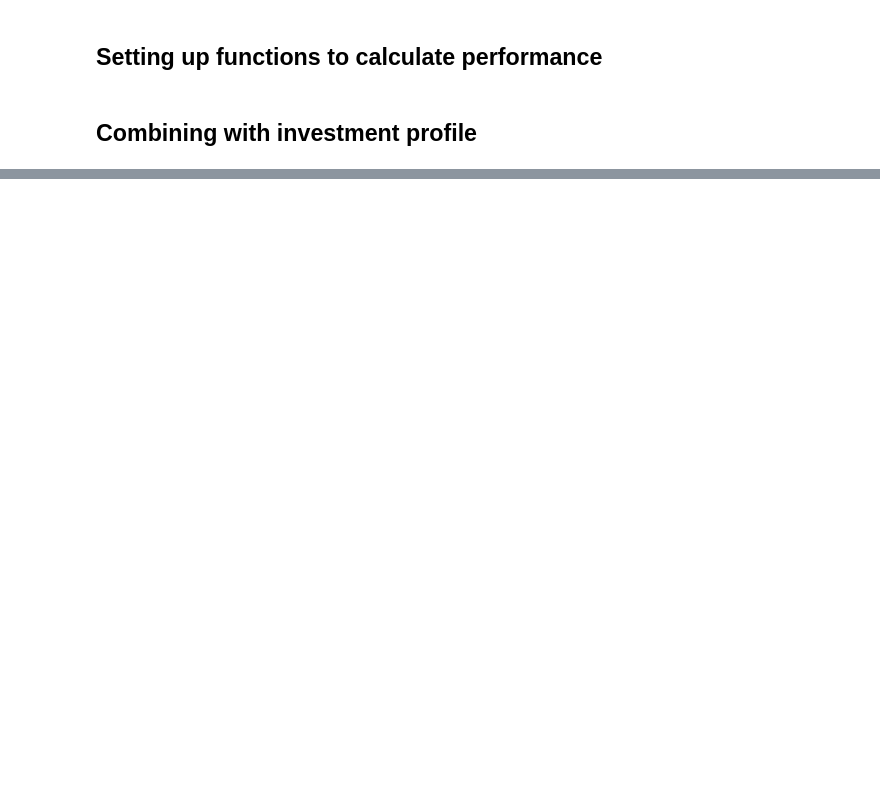
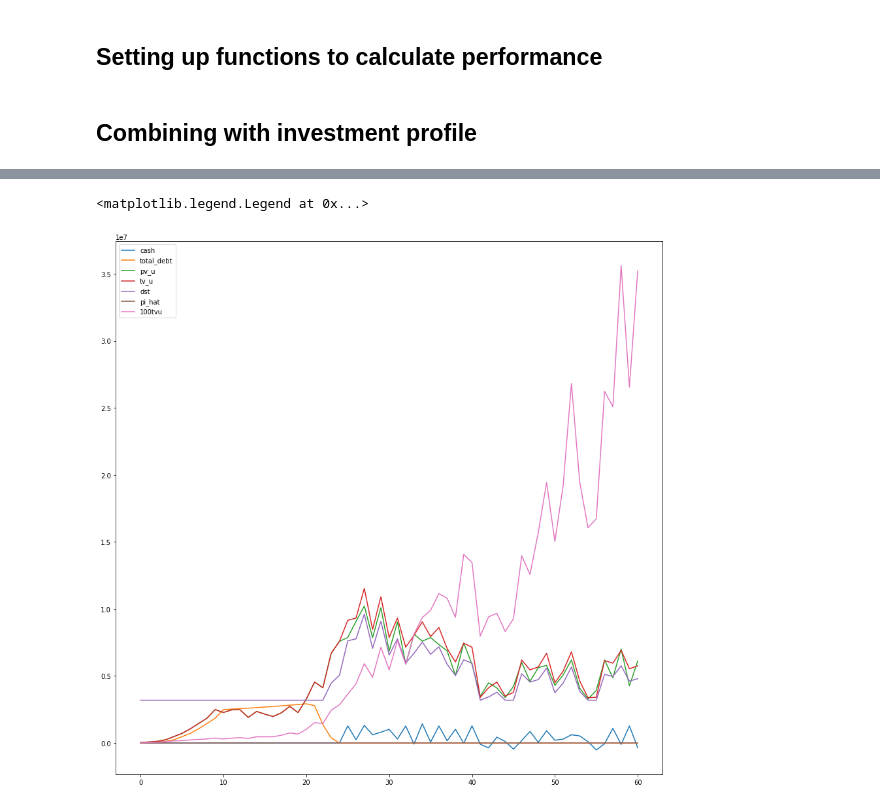
Before and after one commit to neriksen/applied_finance, a Jupyter notebook: portfolio_return.ipynb, the cells around one changed output, grey strips where cells are left out. Drawn from its saved outputs; the diff is of its cells as text; code cells hidden in the pictures; blank space fills up the shorter version.

```diff
--- a/portfolio_return.ipynb
+++ b/portfolio_return.ipynb
@@ -25,6 +25,7 @@ def nd(s, pv_u, dst, td, cash, phase, g):
         return 0, s
 
     if phase == 1:
+        upper_debt_limit = pv_u/(1+g)
         new_debt = min(max(g*s, g*(pv_u-td)), dst-pv_u-s)
         return (new_debt, s)
 
@@ -80,9 +81,7 @@ def calculate_return(savings, market_returns, gearing_cap, pi_rf, pi_rm, rf, rm)
     columns = ['period', 'savings', 'cash', 'new_debt', 'total_debt', 'nip', 'pv_p',
                'interest', 'market_returns', 'pv_u', 'tv_u', 'dst', 'phase', 'pi_hat', 'ses']
 
-    print(ist)
     pp = pd.DataFrame(np.empty((len(savings), len(columns))), columns = columns)
-    pp.is_copy = False
 
     pp['ses'] = ses
     pp['period'] = range(len(savings))
@@ -127,7 +126,7 @@ def calculate_return(savings, market_returns, gearing_cap, pi_rf, pi_rm, rf, rm)
 
 
         # Period t > 0 ultimo
-        pp.loc[i, 'interest'] = max(pp.loc[i, 'new_debt']*rm, 0)
+        pp.loc[i, 'interest'] = max(pp.loc[i, 'total_debt']*rm, 0)
         pp.loc[i, 'pv_u'] = pp.loc[i, 'pv_p']*(1+pp.loc[i, 'market_returns'])-pp.loc[i, 'interest']
         pp.loc[i, 'tv_u'] = pp.loc[i, 'pv_u'] + pp.loc[i, 'cash']
         pp.loc[i, 'pi_hat'] = min(pp.loc[i, 'pv_u']/ses, pp.loc[i, 'pv_u']/pp.loc[i, 'tv_u'])
@@ -137,6 +136,31 @@ def calculate_return(savings, market_returns, gearing_cap, pi_rf, pi_rm, rf, rm)
         pp.loc[i, 'dst'] = max(pp.loc[i, 'tv_u']*target_pi, ist)  # Moving stock target
 
     return pp
+# %%
+def calculate100return(savings, market_returns):
+     # Running controls
+    assert len(savings) == len(market), 'Investment plan should be same no of periods as market'
+
+    columns = ['period', 'savings', 'pv_p', 'market_returns', 'tv_u']
+
+    pp = pd.DataFrame(np.empty((len(savings), len(columns))), columns = columns)
+
+    pp['period'] = range(len(savings))
+    pp['market_returns'] = market_returns
+    pp['savings'] = savings
+    pp.loc[0, 'market_returns'] = 0
+    pp.loc[0, 'pv_p'] = pp.loc[0, 'savings']
+    pp.loc[0, 'tv_u'] = pp.loc[0, 'savings']
+
+    for i in range(1, len(savings)):
+
+        # Period t > 0 primo
+        pp.loc[i, 'pv_p'] = pp.loc[i-1, 'tv_u'] + pp.loc[i, 'savings']
+
+        # Period t > 0 ultimo
+        pp.loc[i, 'tv_u'] = pp.loc[i, 'pv_p']*(1+pp.loc[i, 'market_returns'])
+
+    return pp
 # %%
 investments = savings*0.05
 
@@ -150,8 +174,7 @@ mr = 0.07
 pi_rf = calc_pi(gamma, sigma, mr, rf, cost = 0)
 pi_rm = calc_pi(gamma, sigma, mr, rm, cost = 0)
 
-print(pi_rf, pi_rm)
-
-market = Market.garch().asfreq('BYS', 'pad')
+market = Market.norm_innovations().asfreq('BYS', 'pad')
 
 port = calculate_return(investments, market['Price'].pct_change().values, 1, pi_rf, pi_rm, rf, rm)
+port100 = calculate100return(investments, market['Price'].pct_change().values)
@@ -184,6 +201,9 @@ market.asfreq('BYS', 'pad')
 # %%
 fig, ax = plt.subplots(1, 1, figsize = (15, 15))
-columns = ['period', 'savings', 'cash', 'new_debt', 'total_debt', 'nip', 'pv_p',
-               'interest', 'market_returns', 'pv_u', 'tv_u', 'dst', 'phase', 'pi_hat', 'ses']
-ax.plot(port)
-ax.legend(columns)
+vars_to_plot = ['cash', 'total_debt', 'pv_u', 'tv_u', 'dst', 'pi_hat', '100tvu']
+port['100tvu'] = port100['tv_u']
+ax.plot(port.loc[:,vars_to_plot])
+ax.legend(vars_to_plot)
+# %% [output]
+<matplotlib.legend.Legend at 0x...>
+[figure, added]
```
Also changed, not shown: parts of 5 cells of this notebook, 2 other files.
